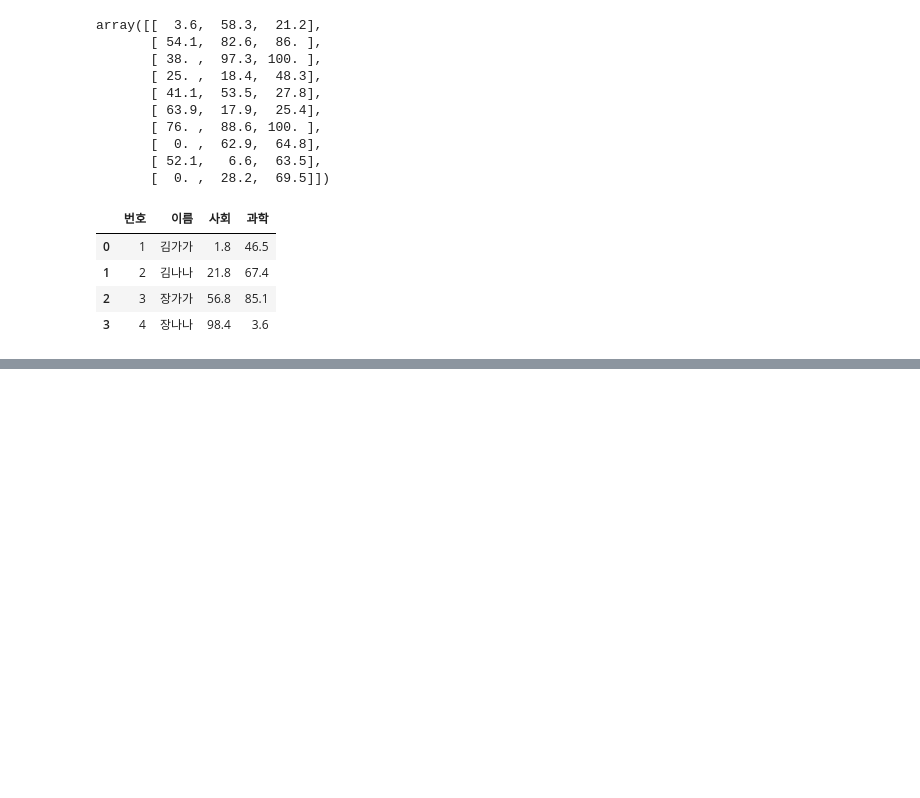
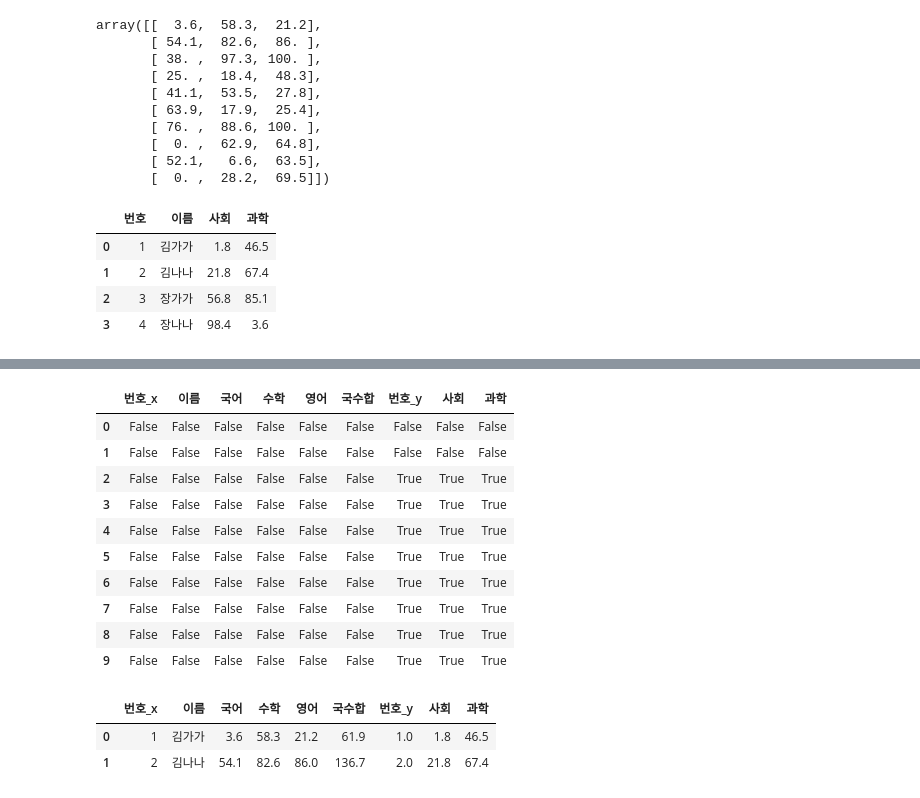
Before and after one commit to urous3814/Sorabol-SharingCamp, a Jupyter notebook: 09/06/Colab.ipynb, the cells around one changed output, grey strips where cells are left out. Cells and saved outputs as stored; diff of their text form; code cells hidden in the pictures; blank space fills up the shorter version.

```diff
--- a/09/06/Colab.ipynb
+++ b/09/06/Colab.ipynb
@@ -511,0 +546,21 @@ df2.head()
+# %%
+df3.isnull()
+# %% [output]
+|  | 번호_x | 이름 | 국어 | 수학 | 영어 | 국수합 | 번호_y | 사회 | 과학 |
+| 0 | False | False | False | False | False | False | False | False | False |
+| 1 | False | False | False | False | False | False | False | False | False |
+| 2 | False | False | False | False | False | False | True | True | True |
+| 3 | False | False | False | False | False | False | True | True | True |
+| 4 | False | False | False | False | False | False | True | True | True |
+| 5 | False | False | False | False | False | False | True | True | True |
+| 6 | False | False | False | False | False | False | True | True | True |
+| 7 | False | False | False | False | False | False | True | True | True |
+| 8 | False | False | False | False | False | False | True | True | True |
+| 9 | False | False | False | False | False | False | True | True | True |
+# %%
+df4 = df3.dropna()
+df4
+# %% [output]
+|  | 번호_x | 이름 | 국어 | 수학 | 영어 | 국수합 | 번호_y | 사회 | 과학 |
+| 0 | 1 | 김가가 | 3.6 | 58.3 | 21.2 | 61.9 | 1.0 | 1.8 | 46.5 |
+| 1 | 2 | 김나나 | 54.1 | 82.6 | 86.0 | 136.7 | 2.0 | 21.8 | 67.4 |
```
Also changed, not shown: parts of 4 cells of this notebook.
